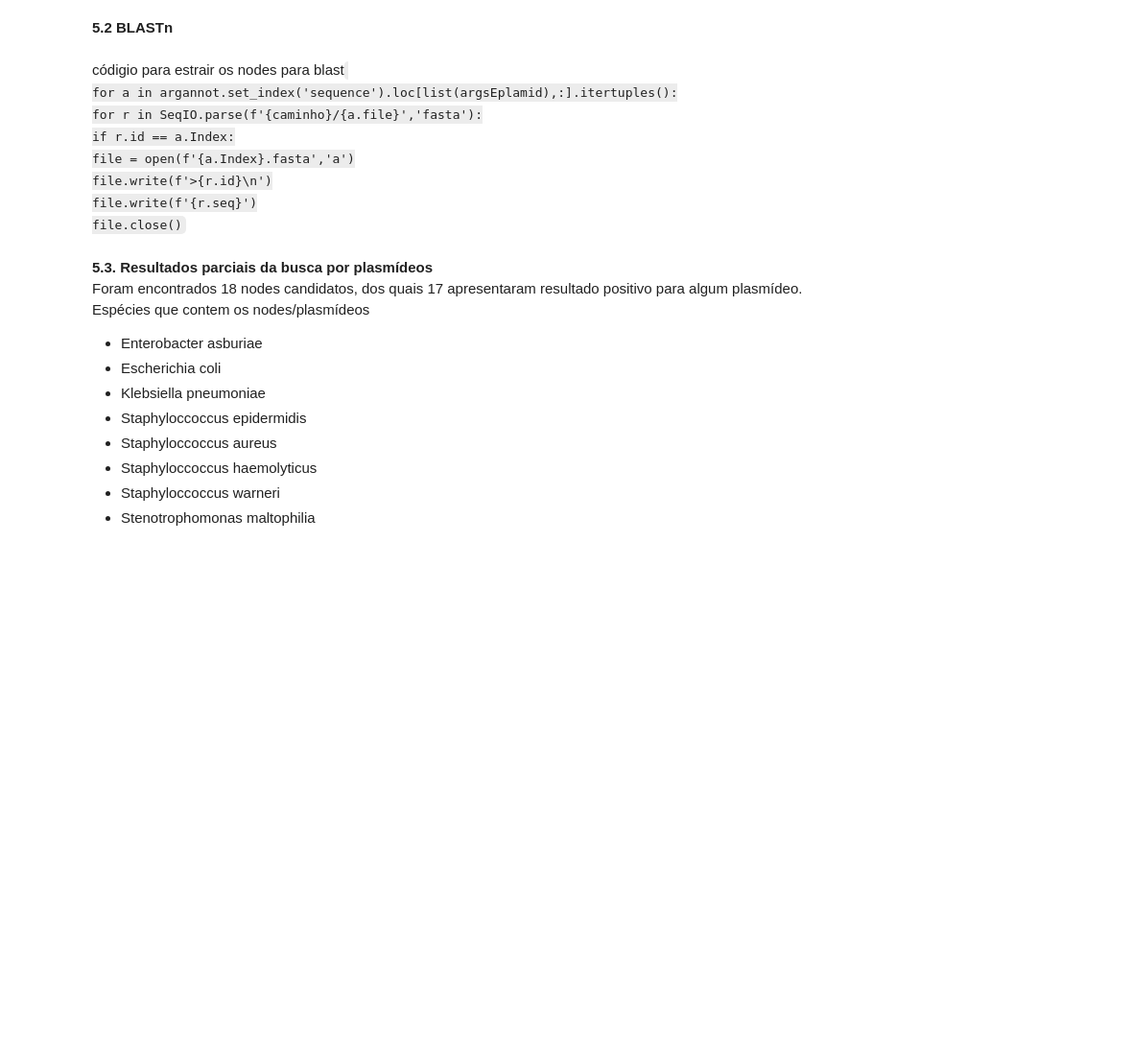
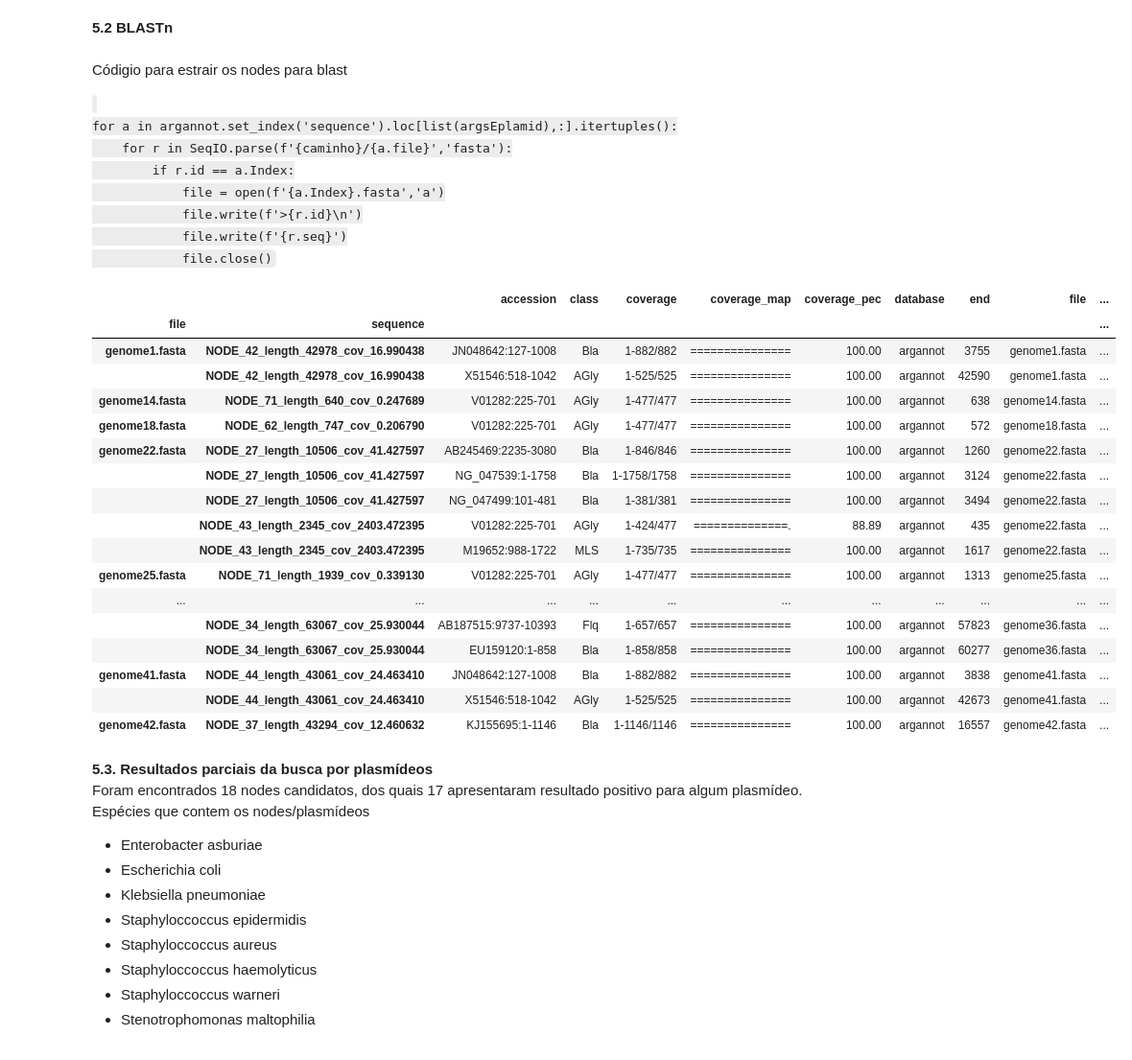
Before and after one commit to tiagocabralborelli/ARG-Sentinel, a Jupyter notebook: codehc.ipynb, the cells around one changed output. Shown: that part at 96% size. Saved outputs shown, nothing was run; the diff lists cells and outputs as text; code cells hidden in the pictures; blank space fills up the shorter version.

```diff
--- a/codehc.ipynb
+++ b/codehc.ipynb
@@ -80,0 +46,13 @@ Done.
+# %%
+plasmidfinder = pd.read_csv("~/documentos/github/ARG-Sentinel/spreadsheets/plasmidfinder_hc.csv",sep = "\t",names = ['file','sequence','start','end','strand','gene','coverage','coverage_map','gaps','coverage_pec','identity_perc','database','accession','product','resistance'])
+plasmidfinder['file'] = plasmidfinder['file'].apply(lambda x: x.split('/')[-1])
+plasmidfinder['species'] = None
+#Add column species
+species = pd.read_csv('~/documentos/github/ARG-Sentinel/spreadsheets/info.csv')
+species['assembly'] = species['assembly'].apply(lambda x: x + '.fasta')
+plasmidfinder.set_index('file', inplace = True)
+for i in species.itertuples():
+    if i.assembly in plasmidfinder.index:
+        plasmidfinder.loc[i.assembly,['species']] = i.specie
+plasmidfinder.reset_index(inplace = True)
+plasmidfinder.head()
@@ -146,2 +128,0 @@ def angle (x):
-# %%
-AdMatrix = pd.get_dummies(argannot.set_index('species').loc[:,'gene']).groupby(level = 0).sum()
@@ -218,7 +209,7 @@ argannot.set_index('sequence').loc[list(argsEplamid),:]
 # %% [markdown]
 <b>5.2 BLASTn</b>
 # %% [markdown]
-códigio para estrair os nodes para blast
+<p>Códigio para estrair os nodes para blast</p>
 <code>
 for a in argannot.set_index('sequence').loc[list(argsEplamid),:].itertuples():
     for r in SeqIO.parse(f'{caminho}/{a.file}','fasta'):
@@ -294,6 +285,25 @@ argannot_plasmids.reset_index(inplace = True)
 argannot_plasmids.set_index(['file','sequence'],drop = False,inplace = True)
 argannot_plasmids.sort_index(inplace = True)
 # %%
-argannot_plasmids[argannot_plasmids['database'] == 'argannot'].drop(['sequence','path','resistance'], axis = 1).
+argannot_plasmids[argannot_plasmids['database'] == 'argannot'].drop(['sequence','resistance'], axis = 1)
+# %% [output]
+|  |  | accession | class | coverage | coverage_map | coverage_pec | database | end | file | ... |
+| file | sequence |  |  |  |  |  |  |  |  | ... |
+| genome1.fasta | NODE_42_length_42978_cov_16.990438 | JN048642:127-1008 | Bla | 1-882/882 | =============== | 100.00 | argannot | 3755 | genome1.fasta | ... |
+|  | NODE_42_length_42978_cov_16.990438 | X51546:518-1042 | AGly | 1-525/525 | =============== | 100.00 | argannot | 42590 | genome1.fasta | ... |
+| genome14.fasta | NODE_71_length_640_cov_0.247689 | V01282:225-701 | AGly | 1-477/477 | =============== | 100.00 | argannot | 638 | genome14.fasta | ... |
+| genome18.fasta | NODE_62_length_747_cov_0.206790 | V01282:225-701 | AGly | 1-477/477 | =============== | 100.00 | argannot | 572 | genome18.fasta | ... |
+| genome22.fasta | NODE_27_length_10506_cov_41.427597 | AB245469:2235-3080 | Bla | 1-846/846 | =============== | 100.00 | argannot | 1260 | genome22.fasta | ... |
+|  | NODE_27_length_10506_cov_41.427597 | NG_047539:1-1758 | Bla | 1-1758/1758 | =============== | 100.00 | argannot | 3124 | genome22.fasta | ... |
+|  | NODE_27_length_10506_cov_41.427597 | NG_047499:101-481 | Bla | 1-381/381 | =============== | 100.00 | argannot | 3494 | genome22.fasta | ... |
+|  | NODE_43_length_2345_cov_2403.472395 | V01282:225-701 | AGly | 1-424/477 | ==============. | 88.89 | argannot | 435 | genome22.fasta | ... |
+|  | NODE_43_length_2345_cov_2403.472395 | M19652:988-1722 | MLS | 1-735/735 | =============== | 100.00 | argannot | 1617 | genome22.fasta | ... |
+| genome25.fasta | NODE_71_length_1939_cov_0.339130 | V01282:225-701 | AGly | 1-477/477 | =============== | 100.00 | argannot | 1313 | genome25.fasta | ... |
+| ... | ... | ... | ... | ... | ... | ... | ... | ... | ... | ... |
+|  | NODE_34_length_63067_cov_25.930044 | AB187515:9737-10393 | Flq | 1-657/657 | =============== | 100.00 | argannot | 57823 | genome36.fasta | ... |
+|  | NODE_34_length_63067_cov_25.930044 | EU159120:1-858 | Bla | 1-858/858 | =============== | 100.00 | argannot | 60277 | genome36.fasta | ... |
+| genome41.fasta | NODE_44_length_43061_cov_24.463410 | JN048642:127-1008 | Bla | 1-882/882 | =============== | 100.00 | argannot | 3838 | genome41.fasta | ... |
+|  | NODE_44_length_43061_cov_24.463410 | X51546:518-1042 | AGly | 1-525/525 | =============== | 100.00 | argannot | 42673 | genome41.fasta | ... |
+| genome42.fasta | NODE_37_length_43294_cov_12.460632 | KJ155695:1-1146 | Bla | 1-1146/1146 | =============== | 100.00 | argannot | 16557 | genome42.fasta | ... |
 # %%
 argannot_plasmids.loc[["genome1.fasta", "genome3.fasta", "genome22.fasta", "genome29.fasta", "genome30.fasta",
```
Also changed, not shown: parts of 21 cells of this notebook, 41 other files.
